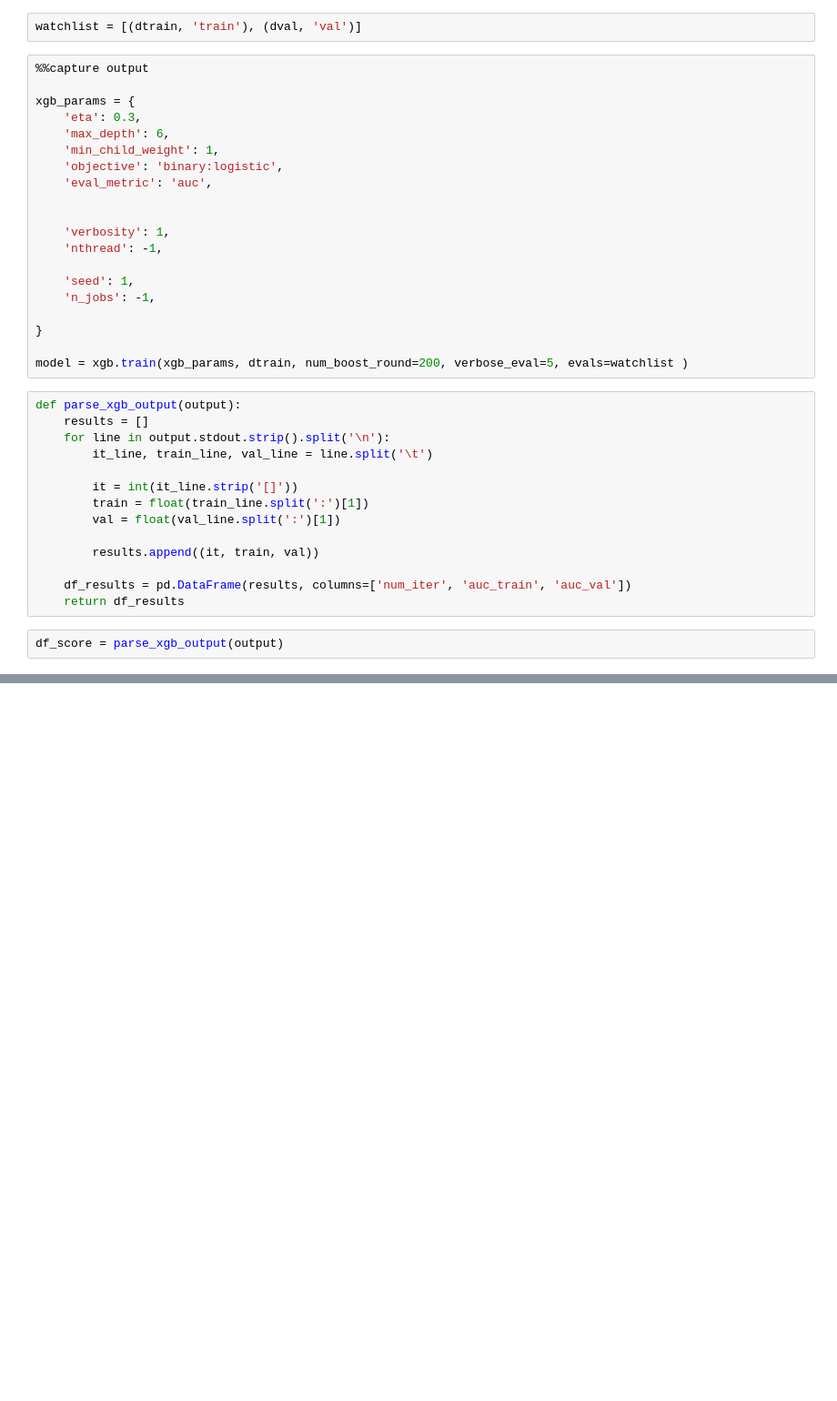
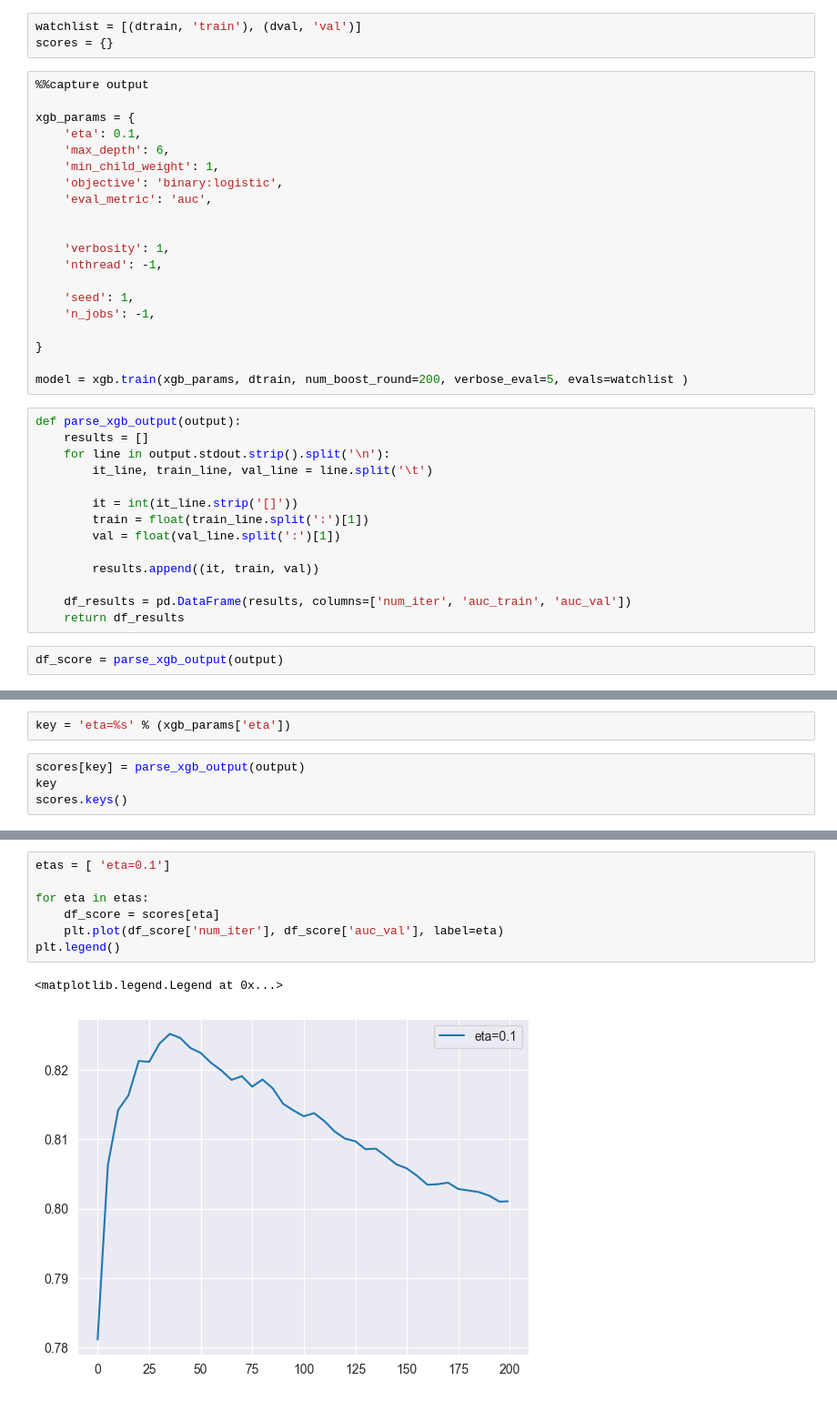
Before and after one commit to MarshallW11/ml-zoomcamp, a Jupyter notebook: 06-Decision-Trees-And-Ensemble/credit_risk_scoring_project.ipynb, the cells around one changed output, grey strips where cells are left out. Shown at 91% size. Cells and saved outputs as stored; diff of their text form; blank space fills up the shorter version.

```diff
--- a/06-Decision-Trees-And-Ensemble/credit_risk_scoring_project.ipynb
+++ b/06-Decision-Trees-And-Ensemble/credit_risk_scoring_project.ipynb
@@ -629,11 +628,12 @@ roc_auc_score(y_val,y_pred)
 0.817911879797321
 # %%
 watchlist = [(dtrain, 'train'), (dval, 'val')]
+scores = {}
 # %%
 %%capture output
 
 xgb_params = {
-    'eta': 0.3,
+    'eta': 0.1,
     'max_depth': 6,
     'min_child_weight': 1,
     'objective': 'binary:logistic',
@@ -674,0 +675,6 @@ plt.legend()
+# %%
+key = 'eta=%s' % (xgb_params['eta'])
+# %%
+scores[key] = parse_xgb_output(output)
+key
+scores.keys()
@@ -674,0 +703,10 @@ plt.legend()
+# %%
+etas = [ 'eta=0.1']
+
+for eta in etas:
+    df_score = scores[eta]
+    plt.plot(df_score['num_iter'], df_score['auc_val'], label=eta)
+plt.legend()
+# %% [output]
+<matplotlib.legend.Legend at 0x...>
+[figure, added]
```
Also changed, not shown: parts of 30 cells of this notebook.
